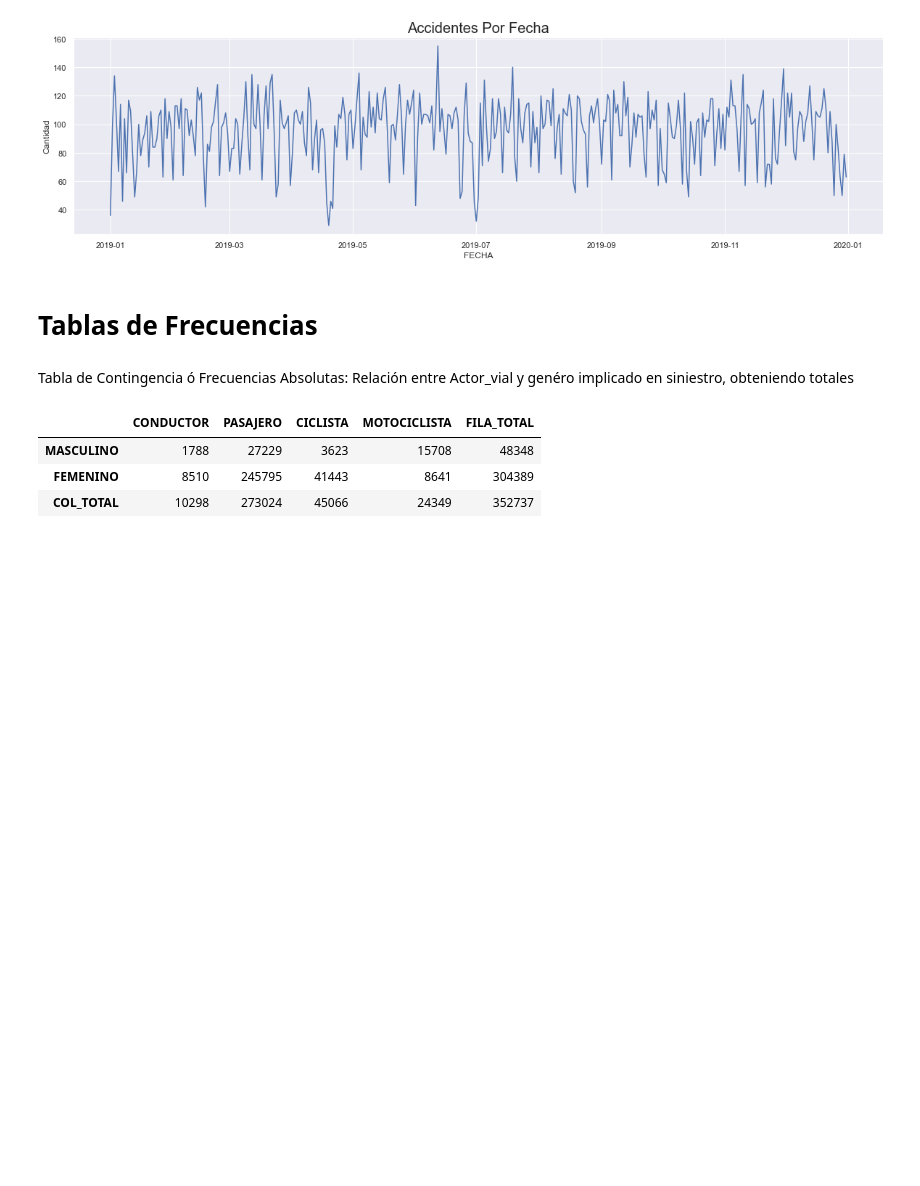
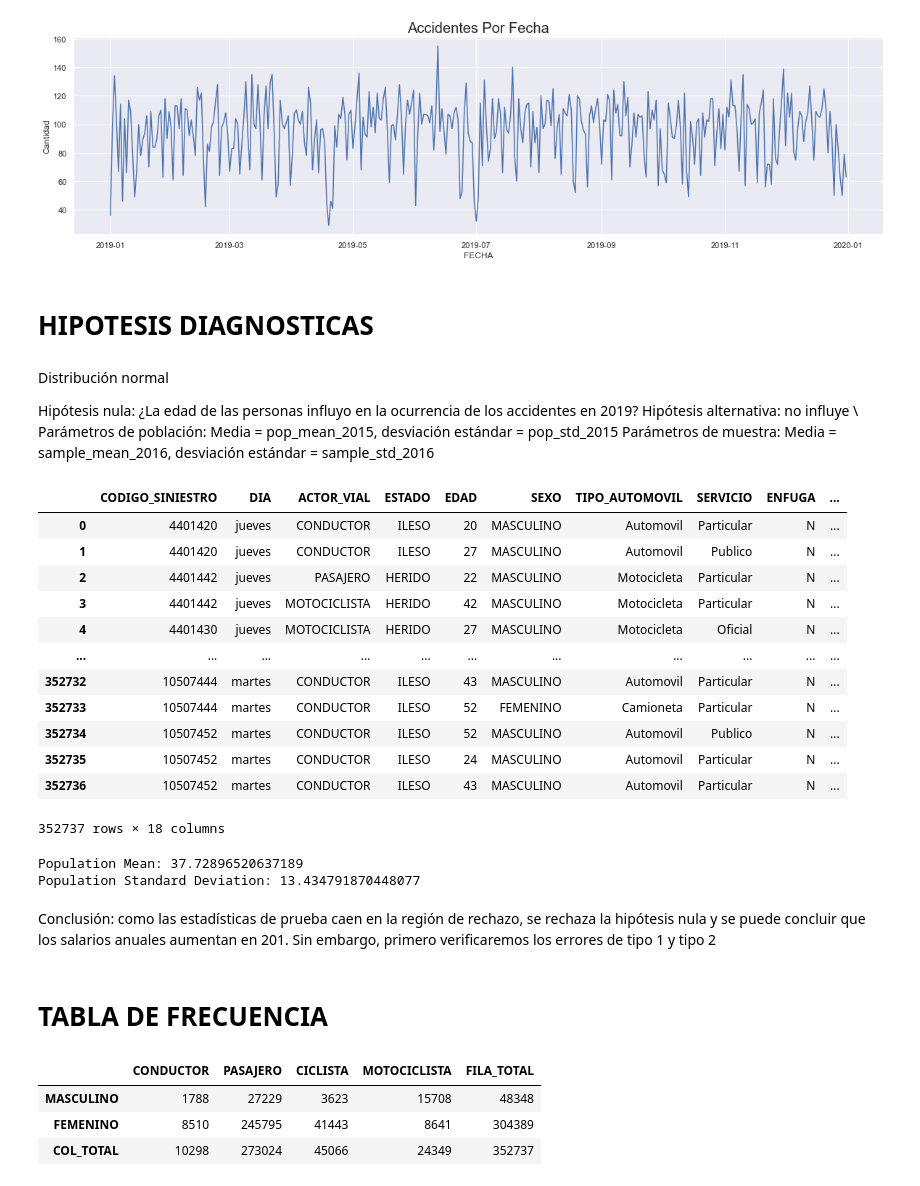
Before and after one commit to jgcotta/bigdata, a Jupyter notebook: notebook/NoteBookSiniestros.ipynb, the cells around one changed output. Cells and saved outputs as stored; diff of their text form; code cells hidden in the pictures; blank space fills up the shorter version.

Commit message:
adicion validación de hipotesis 1

```diff
--- a/notebook/NoteBookSiniestros.ipynb
+++ b/notebook/NoteBookSiniestros.ipynb
@@ -266,7 +302,38 @@ sns.lineplot(x = "FECHA", y = "Cantidad", data = tf4)
 plt.show()
 # %% [output]
 [figure]
+# %% [markdown]
+# HIPOTESIS DIAGNOSTICAS
 # %% [markdown]
-# Tablas de Frecuencias
+Distribución normal
+
+Hipótesis nula: ¿La edad de las personas influyo en la ocurrencia de los accidentes en 2019?
+Hipótesis alternativa: no influye \\
+Parámetros de población: Media = pop_mean_2015, desviación estándar = pop_std_2015
+Parámetros de muestra: Media = sample_mean_2016, desviación estándar = sample_std_2016
-# %% [markdown]
-Tabla de Contingencia ó Frecuencias Absolutas: Relación entre Actor_vial y genéro implicado en siniestro, obteniendo totales
+# %%
+edadaccidente_2015 = df #[df['FECHA'] ==2015] -- REVISAR NO FILTRO
+edadaccidente_2015
+#edadaccidente_2019 = df[df['FECHA'] ==2019]
+# %% [output]
+|  | CODIGO_SINIESTRO | DIA | ACTOR_VIAL | ESTADO | EDAD | SEXO | TIPO_AUTOMOVIL | SERVICIO | ENFUGA | ... |
+| 0 | 4401420 | jueves | CONDUCTOR | ILESO | 20 | MASCULINO | Automovil | Particular | N | ... |
+| 1 | 4401420 | jueves | CONDUCTOR | ILESO | 27 | MASCULINO | Automovil | Publico | N | ... |
+| 2 | 4401442 | jueves | PASAJERO | HERIDO | 22 | MASCULINO | Motocicleta | Particular | N | ... |
+| 3 | 4401442 | jueves | MOTOCICLISTA | HERIDO | 42 | MASCULINO | Motocicleta | Particular | N | ... |
+| 4 | 4401430 | jueves | MOTOCICLISTA | HERIDO | 27 | MASCULINO | Motocicleta | Oficial | N | ... |
+| ... | ... | ... | ... | ... | ... | ... | ... | ... | ... | ... |
+| 352732 | 10507444 | martes | CONDUCTOR | ILESO | 43 | MASCULINO | Automovil | Particular | N | ... |
+| 352733 | 10507444 | martes | CONDUCTOR | ILESO | 52 | FEMENINO | Camioneta | Particular | N | ... |
+| 352734 | 10507452 | martes | CONDUCTOR | ILESO | 52 | MASCULINO | Automovil | Publico | N | ... |
+| 352735 | 10507452 | martes | CONDUCTOR | ILESO | 24 | MASCULINO | Automovil | Particular | N | ... |
+| 352736 | 10507452 | martes | CONDUCTOR | ILESO | 43 | MASCULINO | Automovil | Particular | N | ... |
+352737 rows × 18 columns
+# %%
+pop_mean_2015 = edadaccidente_2015['EDAD'].mean()
+pop_std_2015 = statistics.stdev(edadaccidente_2015.EDAD)
+print("Population Mean: "+str(pop_mean_2015))
+print("Population Standard Deviation: "+str(pop_std_2015))
+# %% [output]
+Population Mean: 37.72896520637189
+Population Standard Deviation: 13.434791870448077
@@ -273,3 +352,7 @@ Tabla de Contingencia ó Frecuencias Absolutas: Relación entre Actor_vial y gen
+# %% [markdown]
+Conclusión: como las estadísticas de prueba caen en la región de rechazo, se rechaza la hipótesis nula y se puede concluir que los salarios anuales aumentan en 201. Sin embargo, primero verificaremos los errores de tipo 1 y tipo 2
+# %% [markdown]
+# TABLA DE FRECUENCIA
 # %%
 #Formart to percentage
 format_dict = {'CONDUCTOR': '{:.2%}','PASAJERO': '{:.2%}','CICLISTA': '{:.2%}','MOTOCICLISTA': '{:.2%}','FILA_TOTAL': '{:.2%}'}
```
Also changed, not shown: parts of 43 cells of this notebook.
